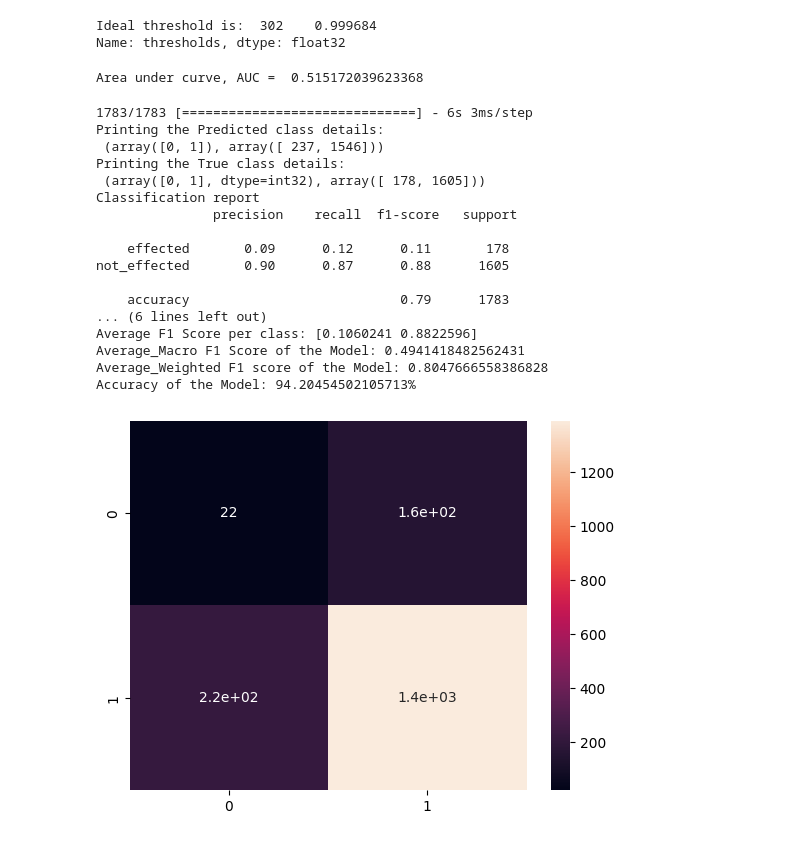
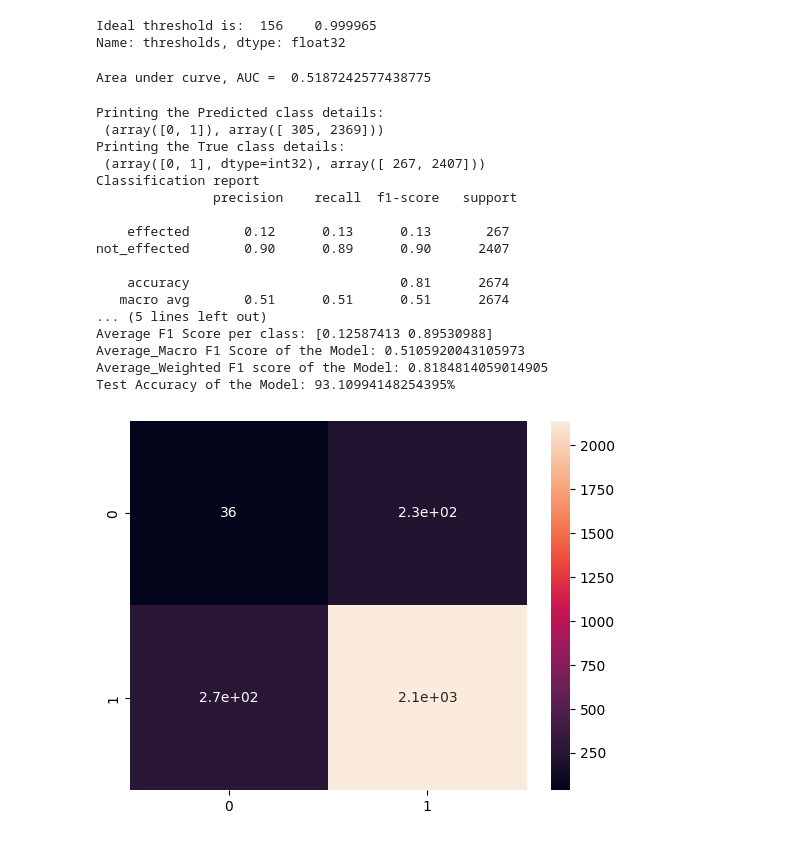
Before and after one commit to hasanmdabid/indicate_fh, a Jupyter notebook: my_code/test.ipynb, the cells around one changed output. Saved outputs shown, nothing was run; the diff lists cells and outputs as text; code cells hidden in the pictures.

```diff
--- a/my_code/test.ipynb
+++ b/my_code/test.ipynb
@@ -295,7 +269,7 @@ plt.savefig(figpath+'/CNN_TRAIN_VS_VALIDATION_LOSS_WITH_AUG.png', bbox_inches='t
 # %%
 #Load the saved model
 from keras.models import load_model
-model = load_model(modelpath+'/2DCNN_BASE_MODEL.h5')
+model = load_model(modelpath+'/2DCNN_BASE_WITHOUT_AUG.h5')
 # %%
 #************************************************************************************************
 #Plotting the ROC and AUC from the evaluated model
@@ -333,7 +307,7 @@ optimal_cutoff = ideal_roc_thresh['thresholds'].values
 #Now use this threshold value in the confusion matrix to visualize the balance
 #between tp, fp, fp, and fn
 # %% [output]
-Ideal threshold is:  302    0.999684
+Ideal threshold is:  156    0.999965
 Name: thresholds, dtype: float32
 # %%
 #AUC
@@ -345,7 +319,7 @@ from sklearn.metrics import auc
 auc_value = auc(fpr, tpr)
 print("Area under curve, AUC = ", auc_value)
 # %% [output]
-Area under curve, AUC =  0.515172039623368
+Area under curve, AUC =  0.5187242577438775
 # %%
 #************************************************************************************************
 #Printing the confusion matrix, F1 score and accuracy on test dataset.
@@ -354,44 +328,44 @@ Area under curve, AUC =  0.515172039623368
 
 #Confusion Matrix - verify accuracy of each class
 from sklearn.metrics import confusion_matrix, f1_score, classification_report
-mythreshold = 0.99
+mythreshold = 0.9
 predicted_class = (model.predict(predict_it, steps=predict_steps_per_epoch)>= mythreshold).astype(int)
 print('Printing the Predicted class details:\n', np.unique(predicted_class, return_counts=True))
 true_classes = test_it.classes
 print('Printing the True class details:\n', np.unique(true_classes, return_counts=True))
 class_labels = list(test_it.class_indices.keys())
 report = classification_report(true_classes, predicted_class, target_names=class_labels)
 print('Classification report\n', report)
 cm = confusion_matrix(true_classes, predicted_class)
 print('Confusion Matrix\n', cm)
 import seaborn as sns
 hmp = sns.heatmap(cm, annot=True)
 hmp_fig = hmp.get_figure()
 hmp_fig.savefig(figpath+'/heatmap_WITH_AUG.png', dpi = 400)
 
 f1scores_per_class = (f1_score(true_classes, predicted_class, average=None))
 average_fscore_macro = (f1_score(true_classes, predicted_class, average="macro"))
 average_fscore_weighted = (f1_score(true_classes, predicted_class, average="weighted"))
 print('Average F1 Score per class:', f1scores_per_class)
 print('Average_Macro F1 Score of the Model:', average_fscore_macro)
 print('Average_Weighted F1 score of the Model:', average_fscore_weighted)
 print(f'Test Accuracy of the Model: {scores[1] * 100}%')
 # %% [output]
-1783/1783 [==============================] - 6s 3ms/step
 Printing the Predicted class details:
- (array([0, 1]), array([ 237, 1546]))
+ (array([0, 1]), array([ 305, 2369]))
 Printing the True class details:
- (array([0, 1], dtype=int32), array([ 178, 1605]))
+ (array([0, 1], dtype=int32), array([ 267, 2407]))
 Classification report
                precision    recall  f1-score   support
 
-    effected       0.09      0.12      0.11       178
-not_effected       0.90      0.87      0.88      1605
+    effected       0.12      0.13      0.13       267
+not_effected       0.90      0.89      0.90      2407
 
-    accuracy                           0.79      1783
-... (6 lines left out)
-Average F1 Score per class: [0.1060241 0.8822596]
-Average_Macro F1 Score of the Model: 0.4941418482562431
-Average_Weighted F1 score of the Model: 0.8047666558386828
-Accuracy of the Model: 94.20454502105713%
+    accuracy                           0.81      2674
+   macro avg       0.51      0.51      0.51      2674
+... (5 lines left out)
+Average F1 Score per class: [0.12587413 0.89530988]
+Average_Macro F1 Score of the Model: 0.5105920043105973
+Average_Weighted F1 score of the Model: 0.8184814059014905
+Test Accuracy of the Model: 93.10994148254395%
-[figure, old version]
+[figure, new version]
```
Also changed, not shown: parts of 5 cells of this notebook, 4 other files.
